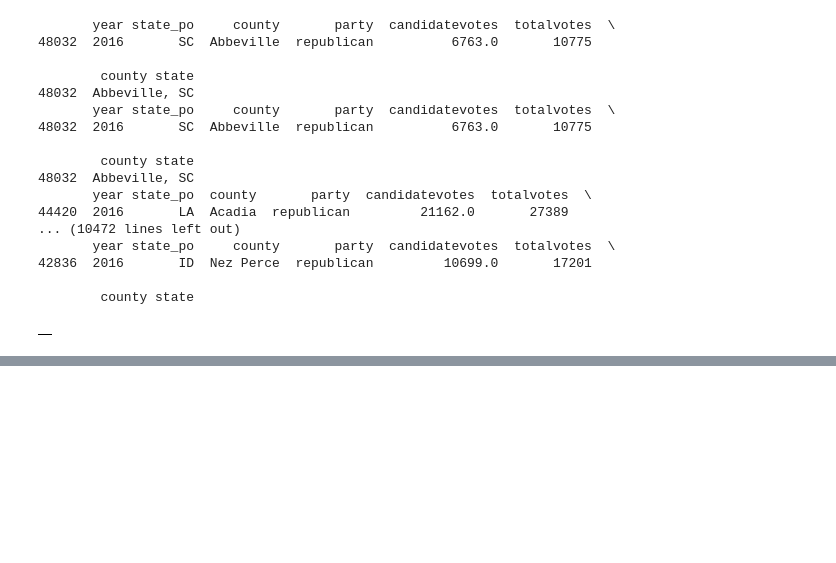
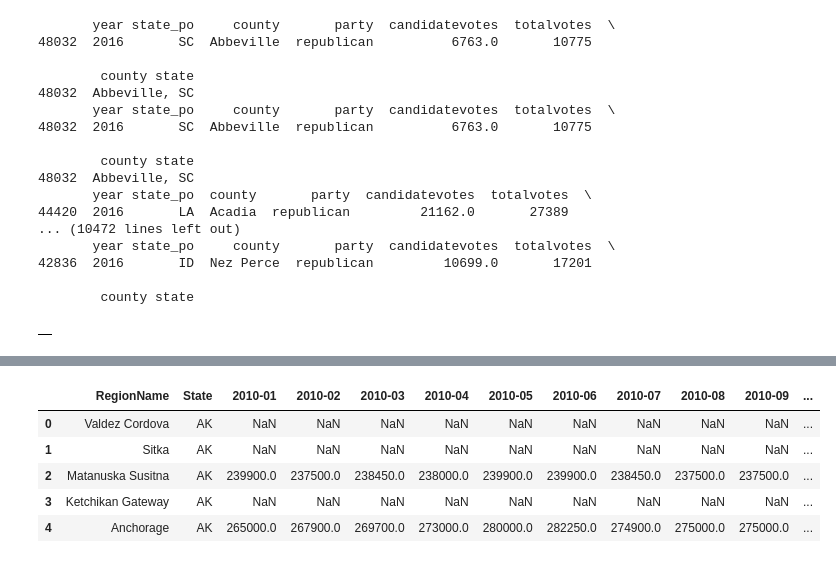
Before and after one commit to richik-ray/Moving-Dashboard, a Jupyter notebook: Data.ipynb, the cells around one changed output, grey strips where cells are left out. Drawn from its saved outputs; the diff is of its cells as text; code cells hidden in the pictures; blank space fills up the shorter version.

Commit message:
Add housing unstacked

```diff
--- a/Data.ipynb
+++ b/Data.ipynb
@@ -66,0 +70,10 @@ merge.drop(["state_po", "county", "party_x", "candidatevotes_x", "totalvotes", "
+# %%
+housing = pd.read_csv("data/Housing Parsing.csv")
+housing.head()
+# %% [output]
+|  | RegionName | State | 2010-01 | 2010-02 | 2010-03 | 2010-04 | 2010-05 | 2010-06 | 2010-07 | 2010-08 | 2010-09 | ... |
+| 0 | Valdez Cordova | AK | NaN | NaN | NaN | NaN | NaN | NaN | NaN | NaN | NaN | ... |
+| 1 | Sitka | AK | NaN | NaN | NaN | NaN | NaN | NaN | NaN | NaN | NaN | ... |
+| 2 | Matanuska Susitna | AK | 239900.0 | 237500.0 | 238450.0 | 238000.0 | 239900.0 | 239900.0 | 238450.0 | 237500.0 | 237500.0 | ... |
+| 3 | Ketchikan Gateway | AK | NaN | NaN | NaN | NaN | NaN | NaN | NaN | NaN | NaN | ... |
+| 4 | Anchorage | AK | 265000.0 | 267900.0 | 269700.0 | 273000.0 | 280000.0 | 282250.0 | 274900.0 | 275000.0 | 275000.0 | ... |
```
Also changed, not shown: parts of 4 cells of this notebook, 3 other files.
